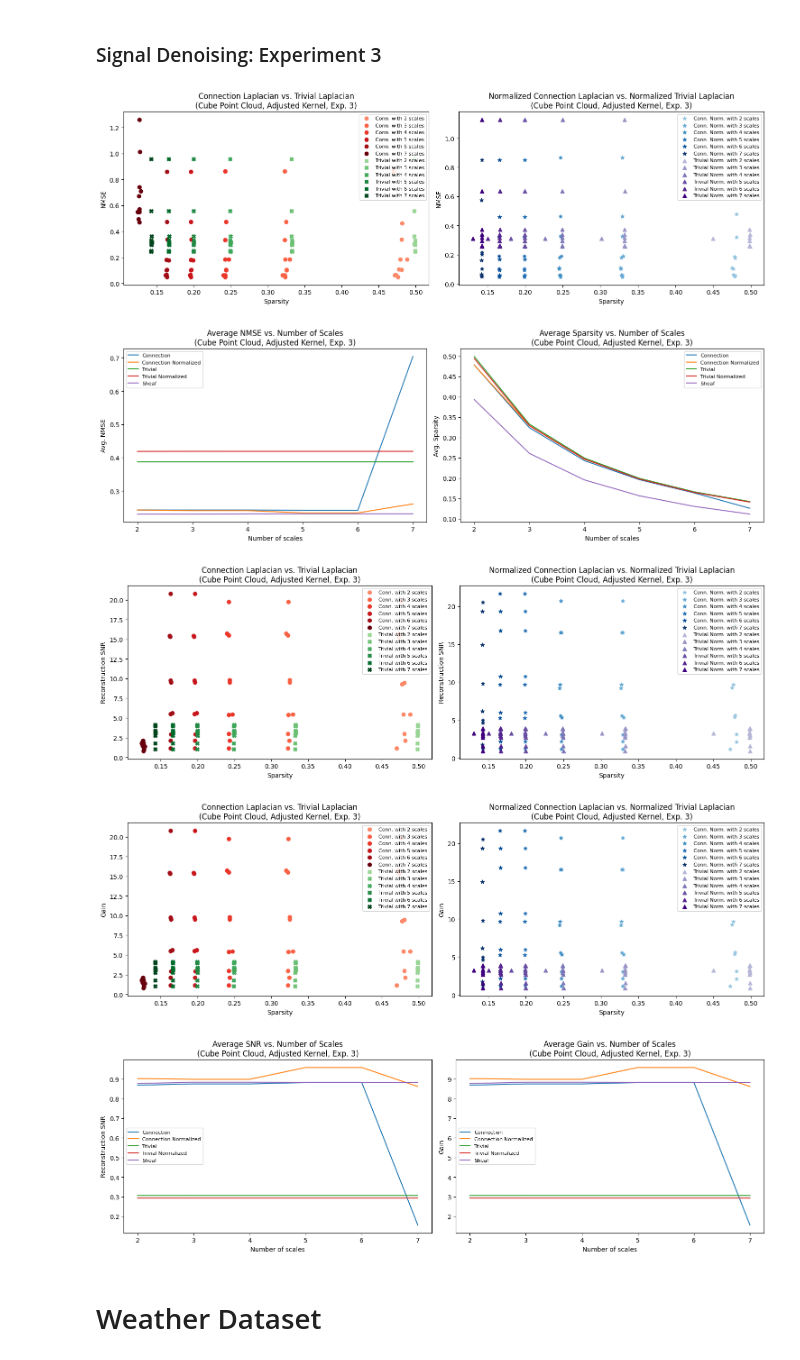
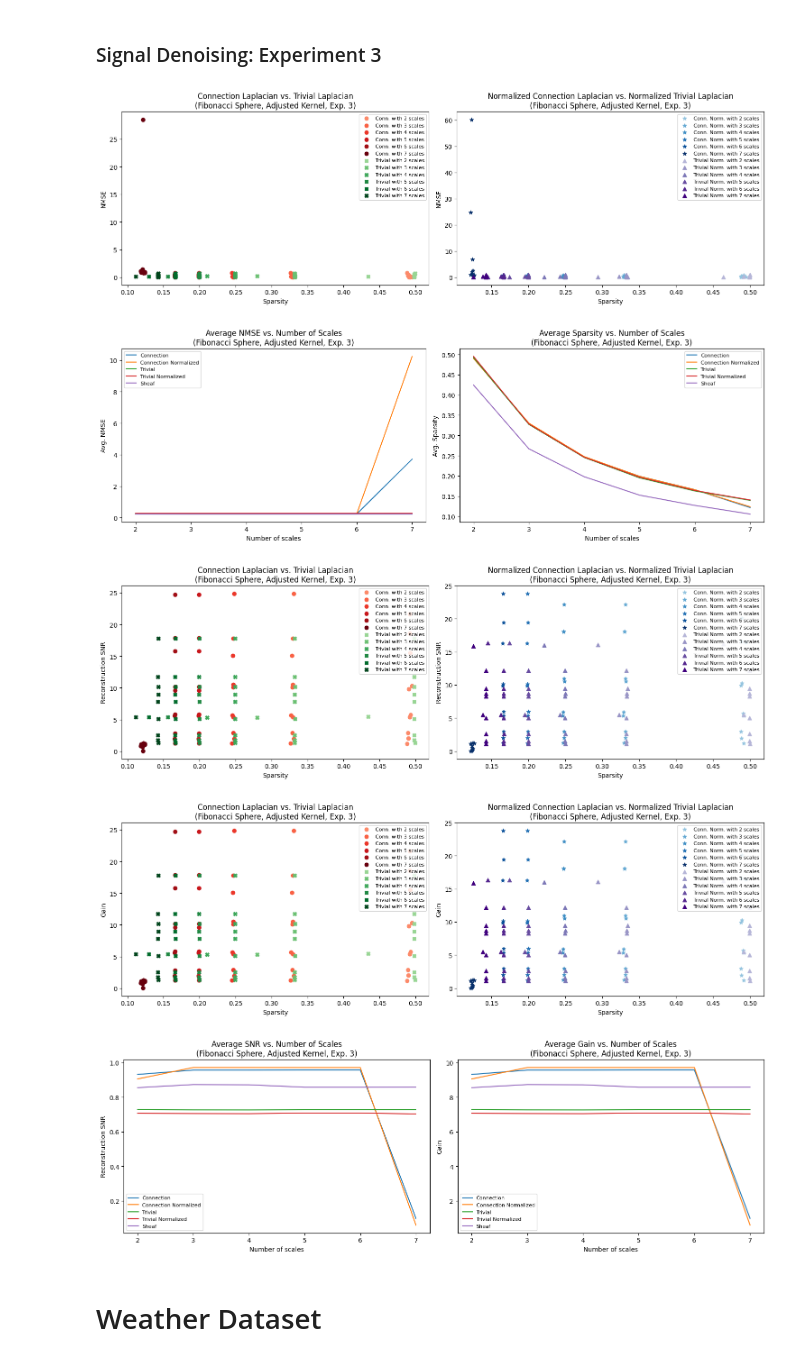
Before and after one commit to gmaurer08/sheaf-signal-processing, a Jupyter notebook: main.ipynb, the cells around one changed output. Saved outputs shown, nothing was run; the diff lists cells and outputs as text; code cells hidden in the pictures.

```diff
--- a/main.ipynb
+++ b/main.ipynb
@@ -291,9 +317,9 @@ with open(file_path + 'snr_gain' + exp_path, 'wb') as f:
 # %%
 # Experiment details
 default = 'Adjusted'
-point_cloud_name = 'Cube Point Cloud'
+point_cloud_name = 'Fibonacci Sphere'
 exp_num = 1
-file_path = 'results/cube/denoising/adjusted kernel/SNR_10/'
+file_path = 'results/sphere/denoising/adjusted kernel/SNR_10/'
 exp_path = '_1.pkl'
 
 # Load data
@@ -304,7 +330,7 @@ snr_gain_results = pickle.load(open(file_path + 'snr_gain' + exp_path, 'rb'))
 
 # Plot everything
 plot_sparsity_vs_nmse(num_scales, sparsity_results, nmse_results, file_path + f'exp{exp_num}_plot1.png', subtitle=f'({point_cloud_name}, {default} Kernel, Exp. {exp_num})')
-plot_avg_results_vs_num_scales(num_scales, laplacians, sparsity_results, nmse_results1, file_path + f'exp{exp_num}_plot2.png', subtitle=f'({point_cloud_name}, {default} Kernel, Exp. {exp_num})')
+plot_avg_results_vs_num_scales(num_scales, laplacians, sparsity_results, nmse_results, file_path + f'exp{exp_num}_plot2.png', subtitle=f'({point_cloud_name}, {default} Kernel, Exp. {exp_num})')
 plot_sparsity_vs_snr_rec(num_scales, sparsity_results, snr_rec_results, file_path + f'exp{exp_num}_plot3.png', subtitle=f'({point_cloud_name}, {default} Kernel, Exp. {exp_num})')
 plot_sparsity_vs_gain(num_scales, sparsity_results, snr_rec_results, file_path + f'exp{exp_num}_plot4.png', subtitle=f'({point_cloud_name}, {default} Kernel, Exp. {exp_num})')
 plot_avg_results_vs_num_scales2(num_scales, laplacians, snr_rec_results, snr_gain_results, file_path + f'exp{exp_num}_plot5.png', subtitle=f'({point_cloud_name}, {default} Kernel, Exp. {exp_num})')
@@ -323,7 +349,7 @@ importlib.reload(tsp)
 from python.tsp import *
 # %%
 # Point cloud
-point_cloud = cube_point_cloud
+point_cloud = sphere_points
 
 # Hyperparameters
 hyperparameters = {
@@ -341,7 +367,7 @@ hyperparameters = {
 
 sparsity_results, nmse_results, snr_rec_results, snr_gain_results = signal_denoising_exp2(point_cloud, hyperparameters)
 
-file_path = 'results/cube/denoising/adjusted kernel/SNR_10/'
+file_path = 'results/sphere/denoising/adjusted kernel/SNR_10/'
 exp_path = '_2.pkl'
 
 # Save all results
@@ -359,9 +385,9 @@ with open(file_path + 'snr_gain' + exp_path, 'wb') as f:
 # %%
 # Experiment details
 default = 'Adjusted'
-point_cloud_name = 'Cube Point Cloud'
+point_cloud_name = 'Fibonacci Sphere'
 exp_num = 2
-file_path = 'results/cube/denoising/adjusted kernel/SNR_10/'
+file_path = 'results/sphere/denoising/adjusted kernel/SNR_10/'
 exp_path = '_2.pkl'
 num_scales = [2,3,4,5,6,7]
 laplacians = ['Connection', 'Connection Normalized', 'Trivial', 'Trivial Normalized', 'Sheaf']
@@ -388,7 +414,7 @@ plot_avg_results_vs_num_scales2(num_scales, laplacians, snr_rec_results, snr_gai
 ### Signal Denoising: Experiment 3
 # %%
 # Point cloud
-point_cloud = cube_point_cloud
+point_cloud = sphere_points
 
 # Hyperparameters
 hyperparameters = {
@@ -406,7 +432,7 @@ hyperparameters = {
 
 sparsity_results, nmse_results, snr_rec_results, snr_gain_results = signal_denoising_exp3(point_cloud, hyperparameters)
 
-file_path = 'results/cube/denoising/adjusted kernel/SNR_10/'
+file_path = 'results/sphere/denoising/adjusted kernel/SNR_10/'
 exp_path = '_3.pkl'
 
 # Save all results
@@ -424,31 +450,31 @@ with open(file_path + 'snr_gain' + exp_path, 'wb') as f:
 # %%
 # Experiment details
 default = 'Adjusted'
-point_cloud_name = 'Cube Point Cloud'
+point_cloud_name = 'Fibonacci Sphere'
 exp_num = 3
-file_path = 'results/cube/denoising/adjusted kernel/SNR_10/'
+file_path = 'results/sphere/denoising/adjusted kernel/SNR_10/'
 exp_path = '_3.pkl'
 num_scales = [2,3,4,5,6,7]
 laplacians = ['Connection', 'Connection Normalized', 'Trivial', 'Trivial Normalized', 'Sheaf']
 
 # Load data
 sparsity_results = pickle.load(open(file_path + 'sparsity' + exp_path, 'rb'))
 nmse_results = pickle.load(open(file_path + 'nmse' + exp_path, 'rb'))
 snr_rec_results = pickle.load(open(file_path + 'snr_rec' + exp_path, 'rb'))
 snr_gain_results = pickle.load(open(file_path + 'snr_gain' + exp_path, 'rb'))
 
 # Plot everything
 plot_sparsity_vs_nmse(num_scales, sparsity_results, nmse_results, file_path + f'exp{exp_num}_plot1.png', subtitle=f'({point_cloud_name}, {default} Kernel, Exp. {exp_num})')
 plot_avg_results_vs_num_scales(num_scales, laplacians, sparsity_results, nmse_results, file_path + f'exp{exp_num}_plot2.png', subtitle=f'({point_cloud_name}, {default} Kernel, Exp. {exp_num})')
 plot_sparsity_vs_snr_rec(num_scales, sparsity_results, snr_rec_results, file_path + f'exp{exp_num}_plot3.png', subtitle=f'({point_cloud_name}, {default} Kernel, Exp. {exp_num})')
 plot_sparsity_vs_gain(num_scales, sparsity_results, snr_rec_results, file_path + f'exp{exp_num}_plot4.png', subtitle=f'({point_cloud_name}, {default} Kernel, Exp. {exp_num})')
 plot_avg_results_vs_num_scales2(num_scales, laplacians, snr_rec_results, snr_gain_results, file_path + f'exp{exp_num}_plot5.png', subtitle=f'({point_cloud_name}, {default} Kernel, Exp. {exp_num})')
 # %% [output]
-[figure, old version]
+[figure, new version]
-[figure, old version]
+[figure, new version]
-[figure, old version]
+[figure, new version]
-[figure, old version]
+[figure, new version]
-[figure, old version]
+[figure, new version]
 # %% [markdown]
 # Weather Dataset
 # %% [markdown]
```
Also changed, not shown: parts of 39 cells of this notebook, 49 other files.
